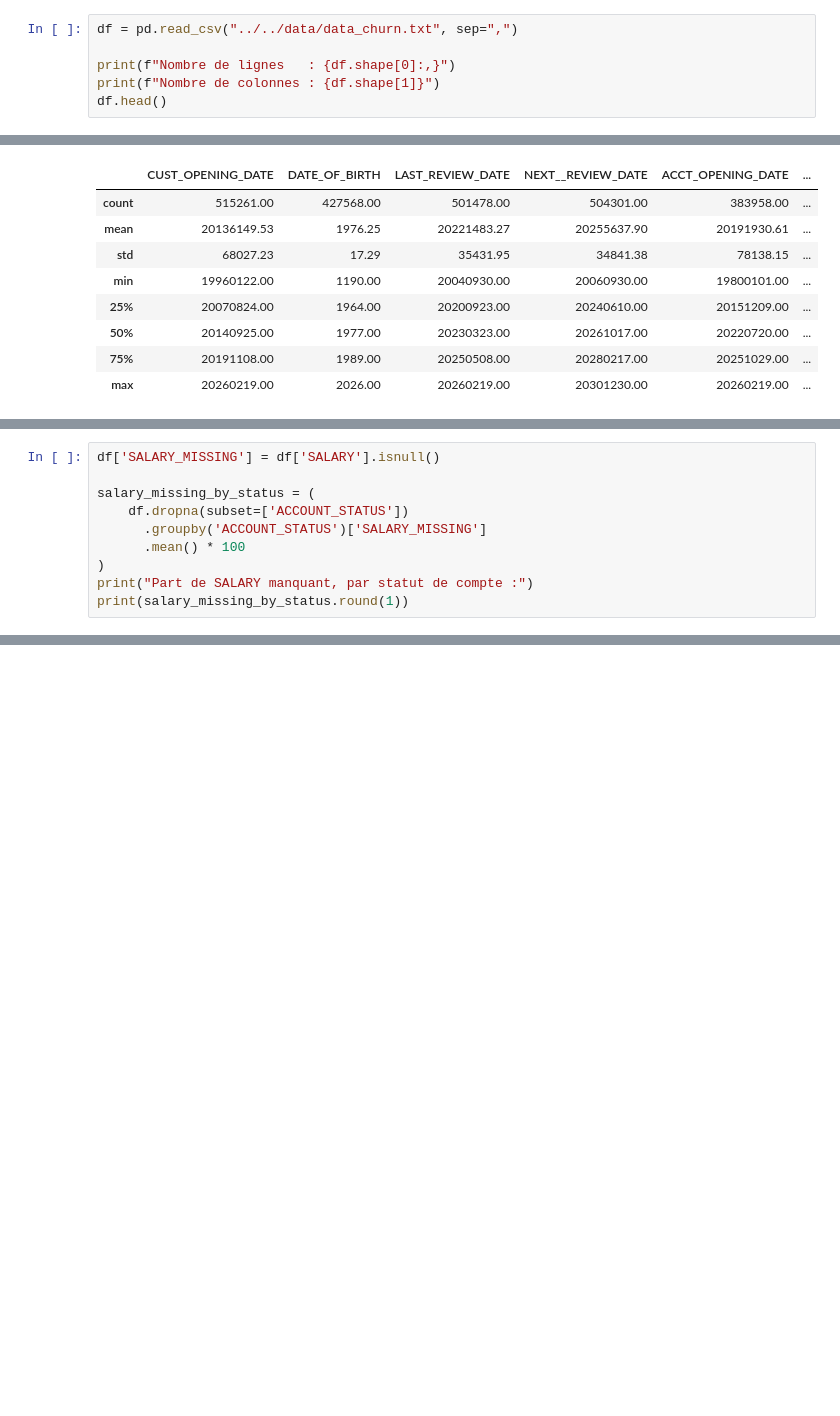
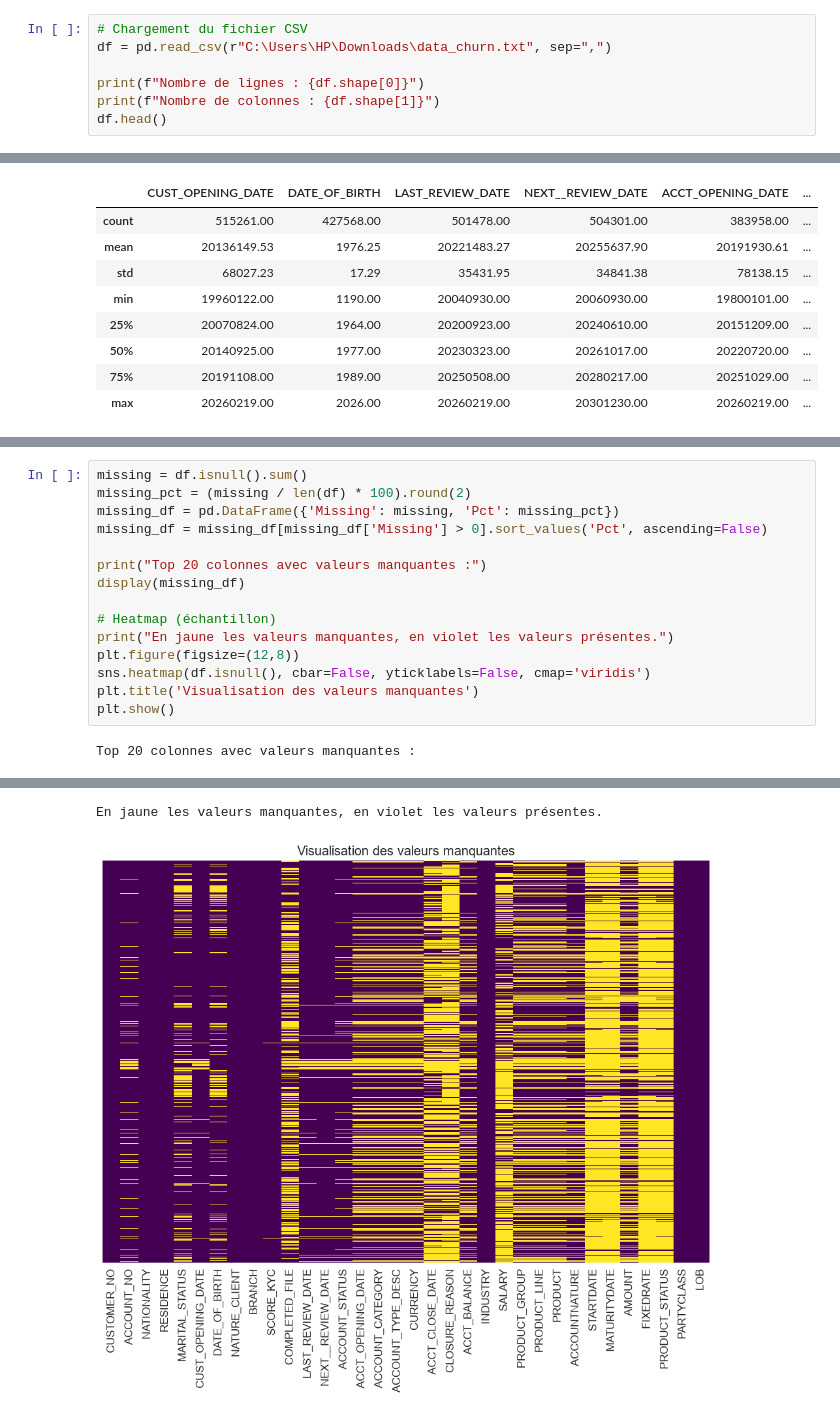
Before and after one commit to Hmz931/ProjetIntegre_Churn_HAFAS, a Jupyter notebook: 01_etl/notebooks EDA/01_exploration.ipynb, the cells around one changed output, grey strips where cells are left out. Cells and saved outputs as stored; diff of their text form; blank space fills up the shorter version.

```diff
--- a/01_etl/notebooks EDA/01_exploration.ipynb
+++ b/01_etl/notebooks EDA/01_exploration.ipynb
@@ -55,7 +28,8 @@ inférés par pandas avant de décider des conversions nécessaires (notamment l
 # %%
-df = pd.read_csv("../../data/data_churn.txt", sep=",")
+# Chargement du fichier CSV
+df = pd.read_csv(r"C:\Users\HP\Downloads\data_churn.txt", sep=",")
 
-print(f"Nombre de lignes   : {df.shape[0]:,}")
+print(f"Nombre de lignes : {df.shape[0]}")
 print(f"Nombre de colonnes : {df.shape[1]}")
 df.head()
 # %% [output]
@@ -333,10 +94,0 @@ ferait une variable utile pour le ML même sans la valeur réelle.
-# %%
-df['SALARY_MISSING'] = df['SALARY'].isnull()
-
-salary_missing_by_status = (
-    df.dropna(subset=['ACCOUNT_STATUS'])
-      .groupby('ACCOUNT_STATUS')['SALARY_MISSING']
-      .mean() * 100
-)
-print("Part de SALARY manquant, par statut de compte :")
-print(salary_missing_by_status.round(1))
@@ -1044,0 +120,17 @@ dans le README du dossier `01_etl/` ou en issues GitHub.
+# %%
+missing = df.isnull().sum()
+missing_pct = (missing / len(df) * 100).round(2)
+missing_df = pd.DataFrame({'Missing': missing, 'Pct': missing_pct})
+missing_df = missing_df[missing_df['Missing'] > 0].sort_values('Pct', ascending=False)
+
+print("Top 20 colonnes avec valeurs manquantes :")
+display(missing_df)
+
+# Heatmap (échantillon)
+print("En jaune les valeurs manquantes, en violet les valeurs présentes.")
+plt.figure(figsize=(12,8))
+sns.heatmap(df.isnull(), cbar=False, yticklabels=False, cmap='viridis')
+plt.title('Visualisation des valeurs manquantes')
+plt.show()
+# %% [output]
+Top 20 colonnes avec valeurs manquantes :
@@ -1044,0 +154,2 @@ dans le README du dossier `01_etl/` ou en issues GitHub.
+En jaune les valeurs manquantes, en violet les valeurs présentes.
+[figure, added]
```
Also changed, not shown: parts of 105 cells of this notebook.
